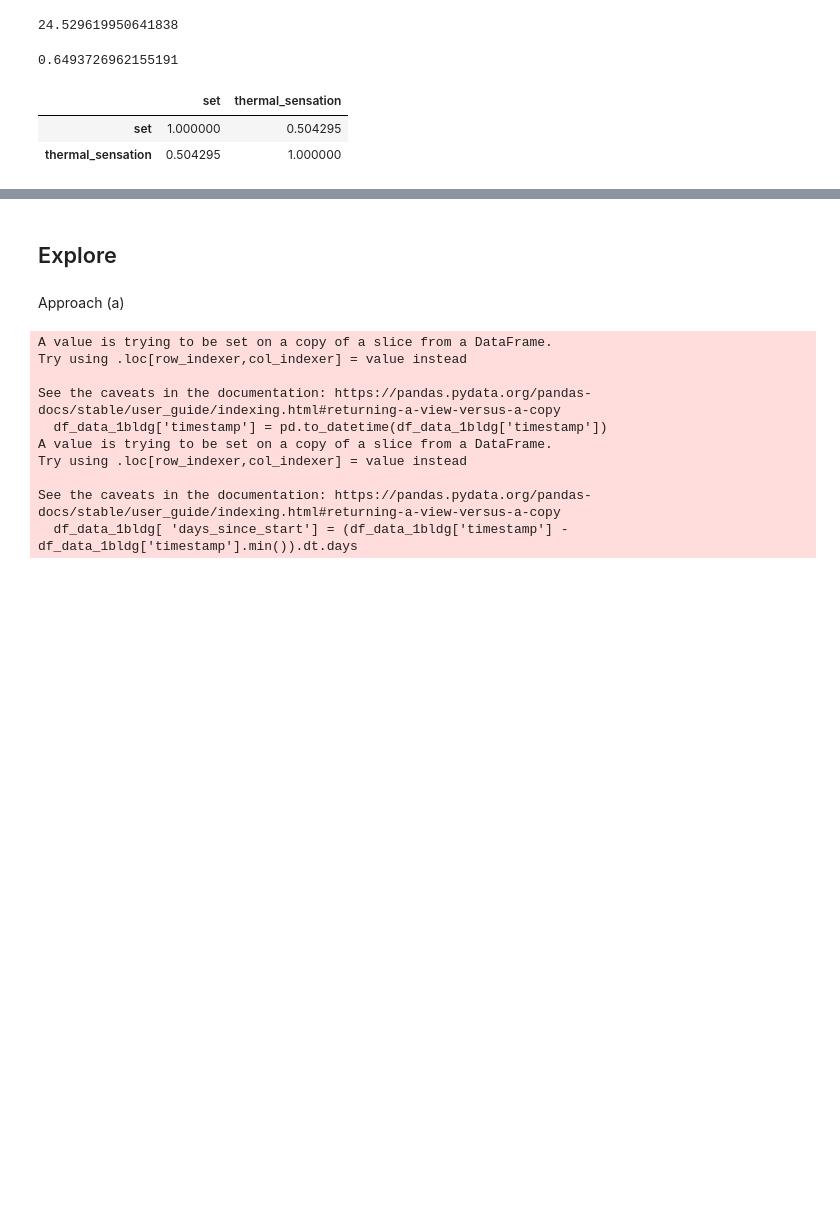
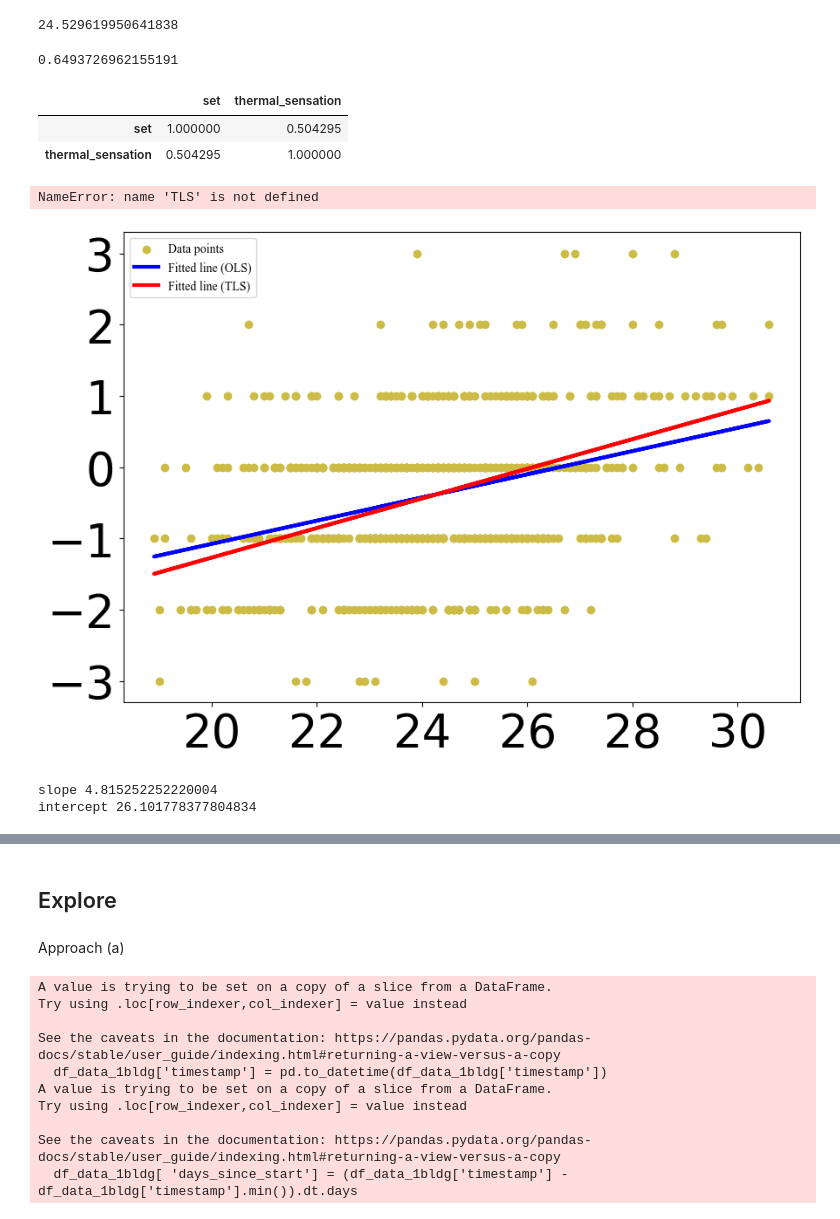
Before and after one commit to ruijis/causal-thinking-neutral-temperature, a Jupyter notebook: code.ipynb, the cells around one changed output, grey strips where cells are left out. Saved outputs shown, nothing was run; the diff lists cells and outputs as text; code cells hidden in the pictures; blank space fills up the shorter version.

```diff
--- a/code.ipynb
+++ b/code.ipynb
@@ -248,3 +248,62 @@ df_data_1bldg[['set', 'thermal_sensation']].corr()
 |  | set | thermal_sensation |
 | set | 1.000000 | 0.504295 |
 | thermal_sensation | 0.504295 | 1.000000 |
+# %%
+TLS
+# %% [output]
+NameError: name 'TLS' is not defined
+# %%
+import numpy as np
+import matplotlib.pyplot as plt
+from scipy import stats
+from scipy.odr import ODR, Model, RealData
+import statsmodels.formula.api as smf
+
+# Sample data points
+x = df_data_1bldg['set'].to_numpy()
+y = df_data_1bldg['thermal_sensation'].to_numpy()
+
+# OLS regression
+slope_ols, intercept_ols, _, _, _ = stats.linregress(x, y)
+
+# Define the model function for the orthogonal regression
+def linear_func(B, x):
+    return B[0] * x + B[1]
+
+# Create a RealData object with the data points
+data = RealData(x, y)
+
+# Create a Model object with the model function
+model = Model(linear_func)
+
+# Create an ODR object with the data, model, and an initial guess for the parameters
+odr = ODR(data, model, beta0=[1, 0])
+
+# Run the orthogonal regression
+output = odr.run()
+
+# Plot the data points and fitted lines
+plt.figure(figsize=(10, 7))
+plt.scatter(x, y, color='#CCBB44', label='Data points')
+plt.plot(x, slope_ols * x + intercept_ols, color='blue', linewidth=3, label='Fitted line (OLS)')
+plt.plot(x, linear_func(output.beta, x), color='red', linewidth=3, label='Fitted line (TLS)')
+plt.xlabel('', rotation=0, fontsize=40)
+plt.ylabel('', rotation=0, fontsize=40)
+
+# Additional plot settings
+plt.rcParams['font.family'] = 'Times New Roman'
+plt.xticks(fontsize=38)
+plt.yticks(fontsize=38)
+plt.grid(False)
+plt.legend()
+
+# Show the plot
+plt.show()
+# %% [output]
+[figure, added]
+# %%
+print('slope', output.beta[0])
+print('intercept', output.beta[1])
+# %% [output]
+slope 4.815252252220004
+intercept 26.101778377804834
```
Also changed, not shown: parts of 2 cells of this notebook.
